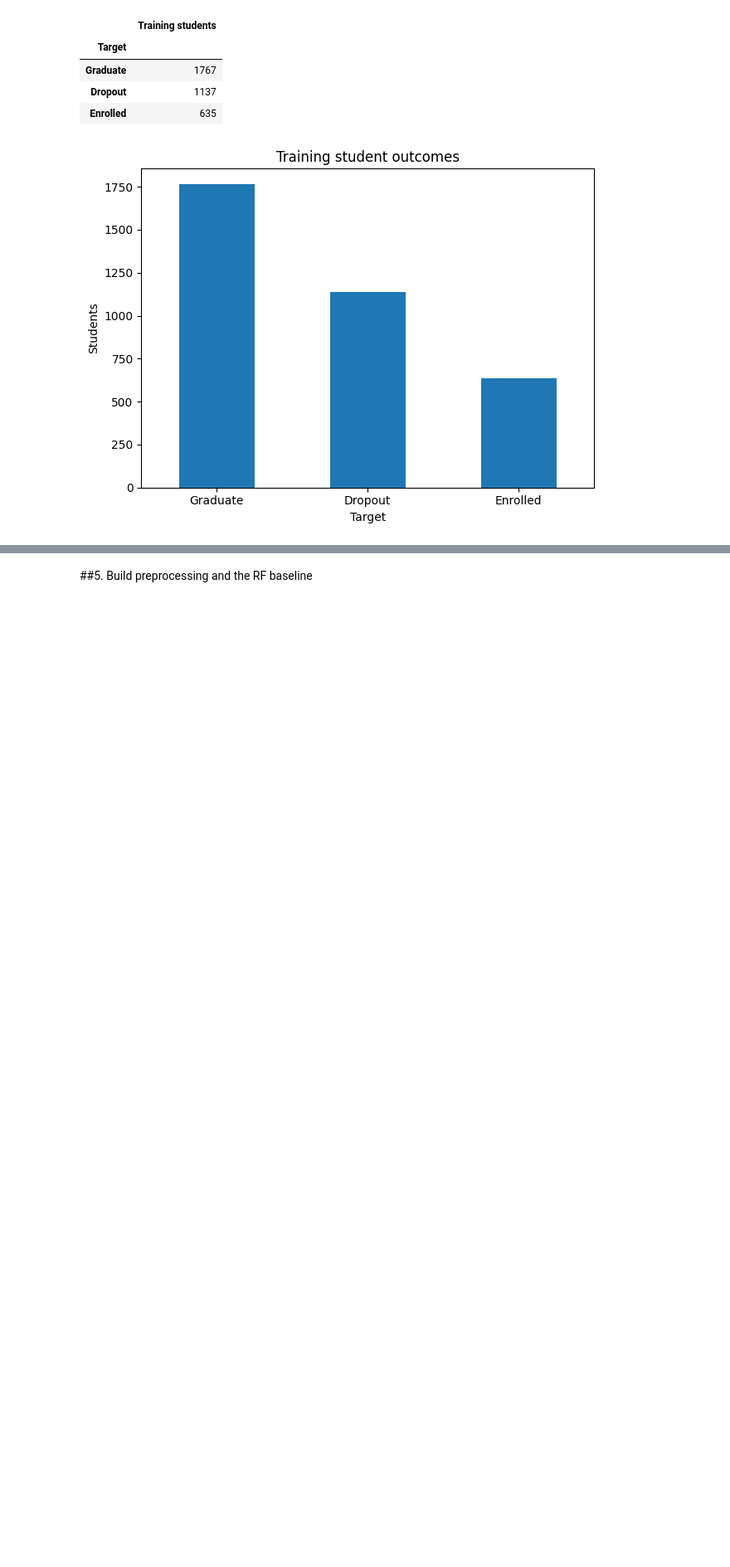
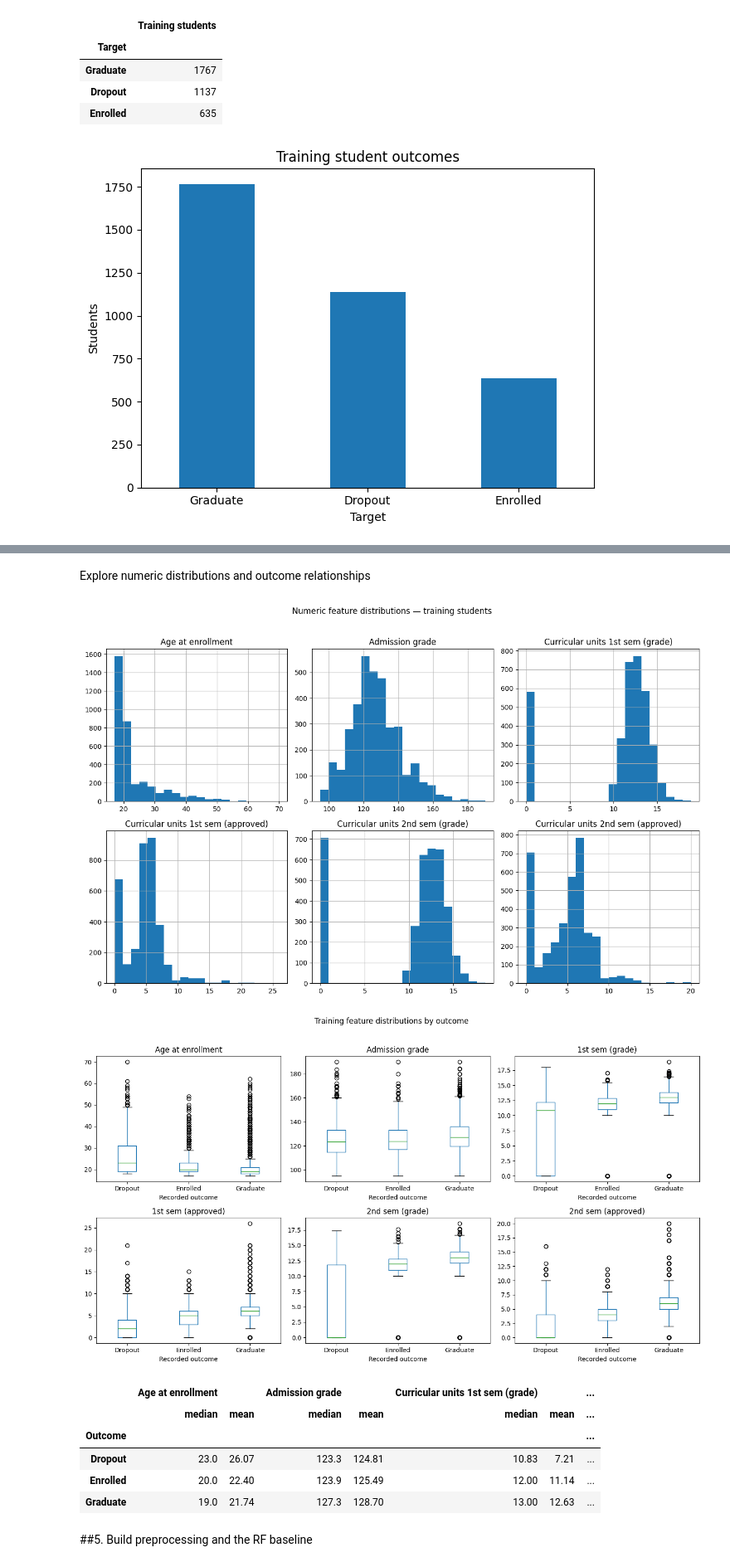
Before and after one commit to Ayesh2002/ml-student-dropout, a Jupyter notebook: 02_random_forest.ipynb, the cells around one changed output, grey strips where cells are left out. Shown at 83% size. Cells and saved outputs as stored; diff of their text form; code cells hidden in the pictures; blank space fills up the shorter version.

Commit message:
visualize academic distributions by student outcome

```diff
--- a/02_random_forest.ipynb
+++ b/02_random_forest.ipynb
@@ -168,3 +238,37 @@ Reserved benchmark students: 885
+# %% [markdown]
+Explore numeric distributions and outcome relationships
+# %%
+eda_plot_columns = [
+    "Age at enrollment", "Admission grade",
+    "Curricular units 1st sem (grade)", "Curricular units 1st sem (approved)",
+    "Curricular units 2nd sem (grade)", "Curricular units 2nd sem (approved)",
+]
+X_train[eda_plot_columns].hist(bins=20, figsize=(13, 8), layout=(2, 3))
+plt.suptitle("Numeric feature distributions — training students", y=1.02)
+plt.tight_layout()
+plt.savefig(RESULTS / "eda_numeric_distributions.png", dpi=150, bbox_inches="tight")
+plt.show()
+
+eda_figure, eda_axes = plt.subplots(2, 3, figsize=(14, 8))
+for eda_ax, eda_column in zip(eda_axes.flat, eda_plot_columns):
+    eda_train.boxplot(column=eda_column, by="Outcome", ax=eda_ax, grid=False)
+    eda_ax.set_title(eda_column.replace("Curricular units ", ""))
+    eda_ax.set_xlabel("Recorded outcome")
+    eda_ax.set_ylabel("")
+eda_figure.suptitle("Training feature distributions by outcome")
+eda_figure.tight_layout(rect=[0, 0, 1, 0.96])
+eda_figure.savefig(RESULTS / "eda_numeric_by_outcome.png", dpi=150, bbox_inches="tight")
+plt.show()
+display(eda_train.groupby("Outcome")[eda_plot_columns].agg(["median", "mean"]).round(2))
+# %% [output]
+[figure, added]
+[figure, added]
+|  | Age at enrollment |  | Admission grade |  | Curricular units 1st sem (grade) |  | ... |
+|  | median | mean | median | mean | median | mean | ... |
+| Outcome |  |  |  |  |  |  | ... |
+| Dropout | 23.0 | 26.07 | 123.3 | 124.81 | 10.83 | 7.21 | ... |
+| Enrolled | 20.0 | 22.40 | 123.9 | 125.49 | 12.00 | 11.14 | ... |
+| Graduate | 19.0 | 21.74 | 127.3 | 128.70 | 13.00 | 12.63 | ... |
 # %% [markdown]
 ##5. Build preprocessing and the RF baseline
 # %%
```
Also changed, not shown: parts of 10 cells of this notebook.
